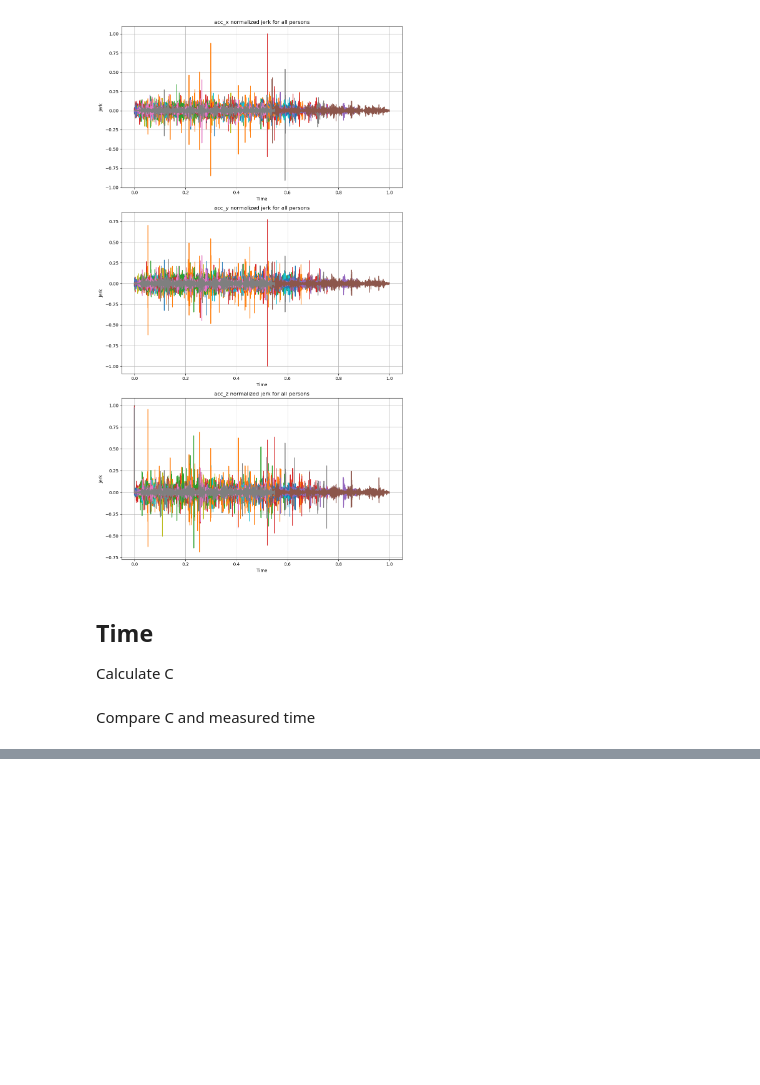
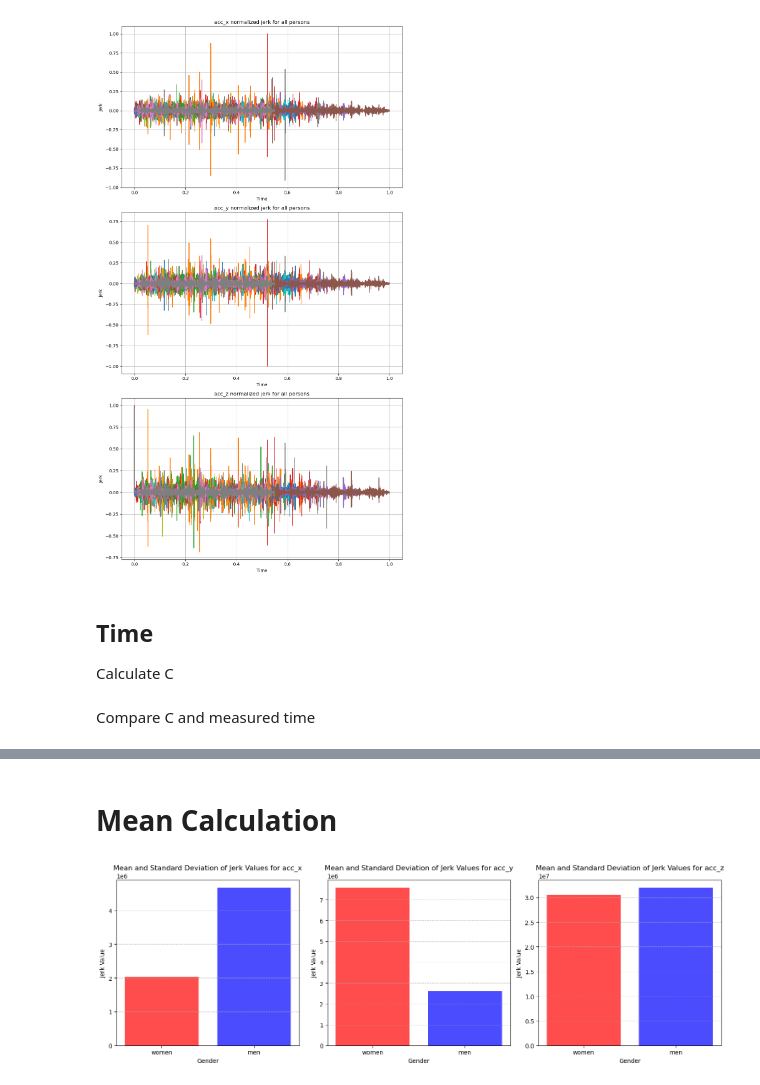
Before and after one commit to doertiboy/MasterStudy, a Jupyter notebook: Acceleration.ipynb, the cells around one changed output, grey strips where cells are left out. Saved outputs shown, nothing was run; the diff lists cells and outputs as text; code cells hidden in the pictures; blank space fills up the shorter version.

```diff
--- a/Acceleration.ipynb
+++ b/Acceleration.ipynb
@@ -407 +362,3 @@ plt.show()
+# %% [markdown]
+# Mean Calculation
 # %%
@@ -429,3 +380,35 @@ mean_jerk_values_women = {axis: np.mean(values) for axis, values in jerk_values_
 std_jerk_values_women = {axis: np.std(values) for axis, values in jerk_values_women.items()}
 mean_jerk_values_men = {axis: np.mean(values) for axis, values in jerk_values_men.items()}
 std_jerk_values_men = {axis: np.std(values) for axis, values in jerk_values_men.items()}
+# %%
+axes = ['acc_x', 'acc_y', 'acc_z']
+
+fig, axs = plt.subplots(1, 3, figsize=(15, 5))
+
+for i, axis in enumerate(axes):
+    x_labels = ['women', 'men']
+
+    # Define the x positions for bars
+    x = range(len(x_labels))
+
+    # Define the y-axis values for mean and std for women and men
+    y_mean_values = [mean_jerk_values_women[axis], mean_jerk_values_men[axis]]
+    y_std_values = [std_jerk_values_women[axis], std_jerk_values_men[axis]]
+
+    # Define the colors for women and men
+    colors = ['red', 'blue']
+
+    # Plot the bar plot for mean values
+    axs[i].bar(x, y_mean_values, color=colors, alpha=0.7, capsize=5)
+
+    axs[i].set_xticks(x)
+    axs[i].set_xticklabels(x_labels)
+    axs[i].set_xlabel('Gender')
+    axs[i].set_ylabel('Jerk Value')
+    axs[i].set_title(f'Mean and Standard Deviation of Jerk Values for {axis}')
+    axs[i].grid(axis='y', linestyle='--', alpha=0.7)
+
+plt.tight_layout()
+plt.show()
+# %% [output]
+[figure, added]
```
Also changed, not shown: parts of 17 cells of this notebook, 1 other file.
